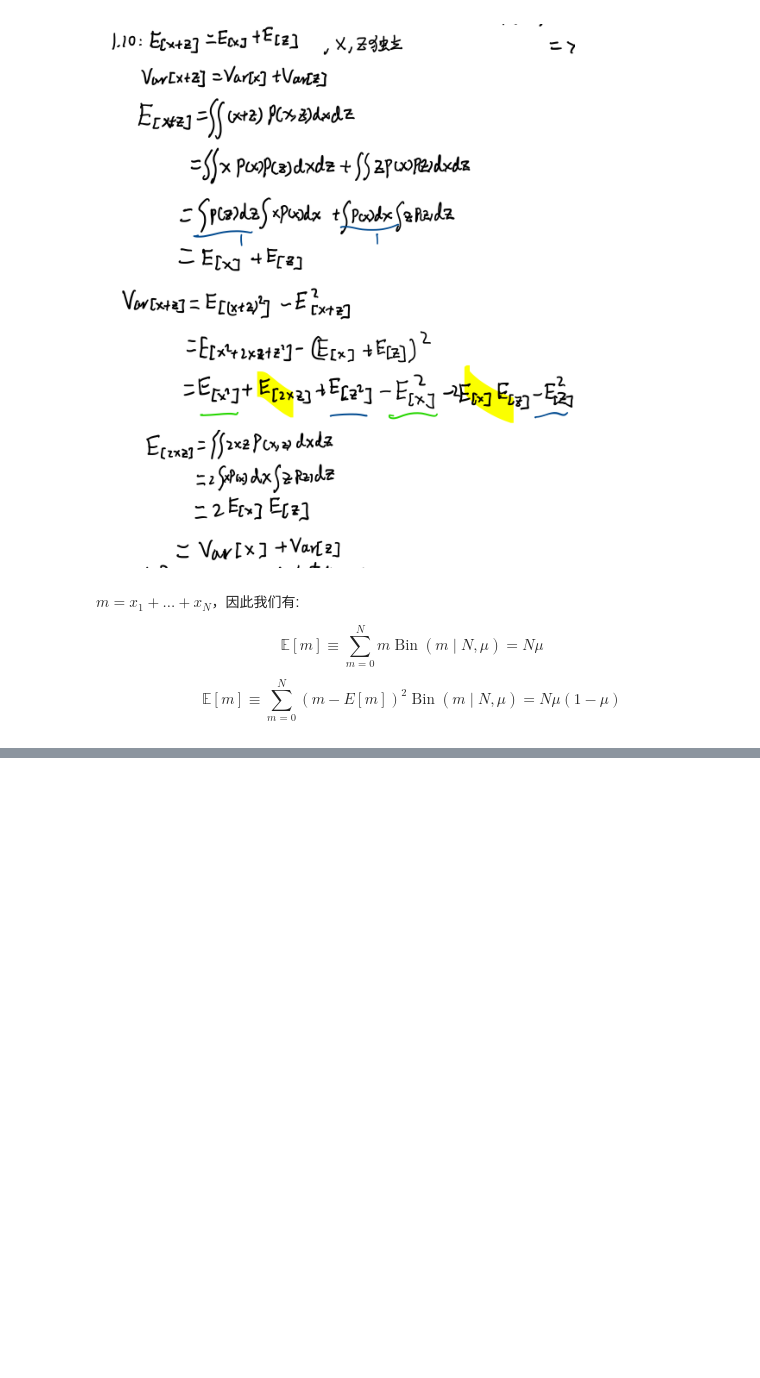
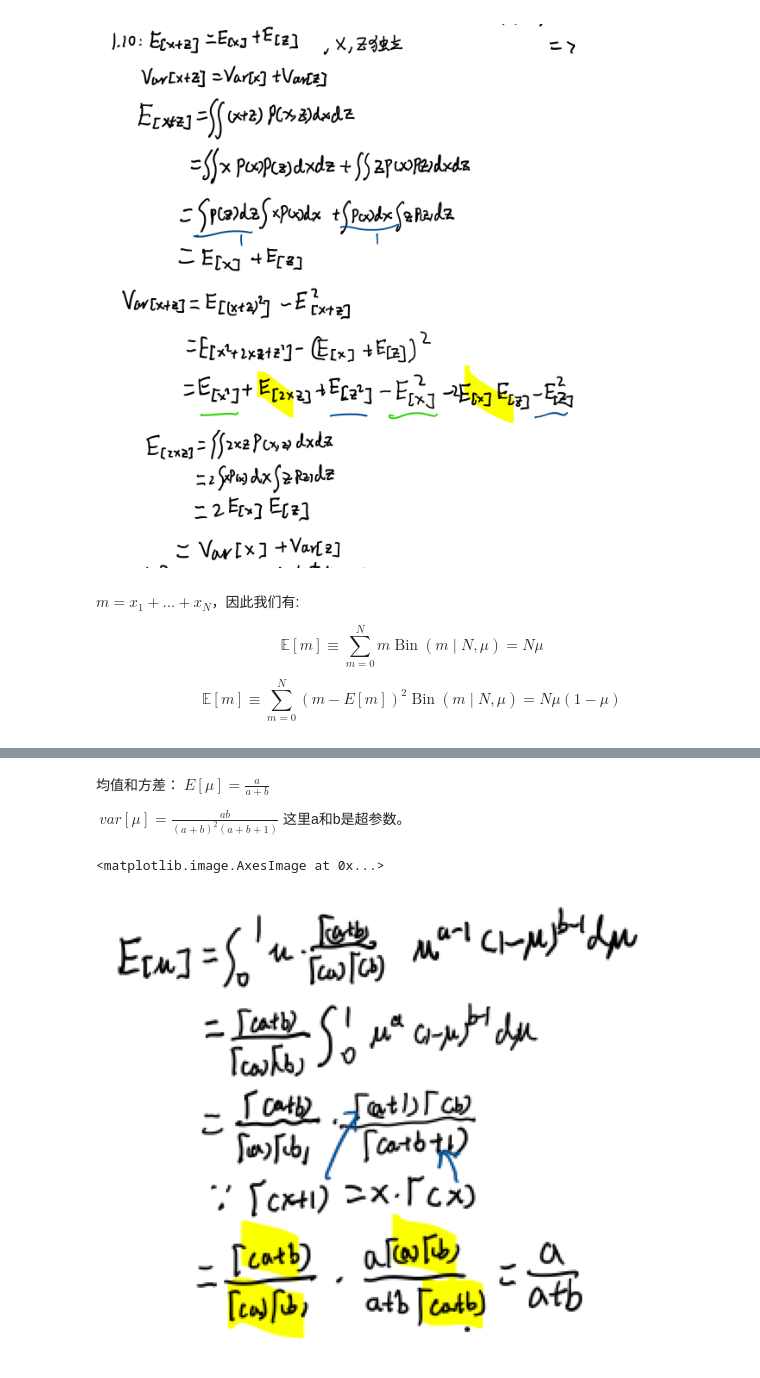
Before and after one commit to jiangyiqun233/PRML_learning, a Jupyter notebook: PRML_formula/2.概率分布.ipynb, the cells around one changed output, grey strips where cells are left out. Drawn from its saved outputs; the diff is of its cells as text; code cells hidden in the pictures; blank space fills up the shorter version.

```diff
--- a/PRML_formula/2.概率分布.ipynb
+++ b/PRML_formula/2.概率分布.ipynb
@@ -143,0 +184,15 @@ $$
+# %% [markdown]
+均值和方差：
+$E[\mu]= \frac{a}{a + b} \tag{2.15}$
+
+$\ var[\mu] =\frac{ab}{(a+b)^2(a+b+1)} \tag{2.16}$
+这里a和b是超参数。
+# %%
+# 均值
+fig, ax = plt.subplots(figsize=(10, 10))
+d = plt.imread('./graph/2.1.1均值.png')
+plt.axis('off')
+ax.imshow(d)
+# %% [output]
+<matplotlib.image.AxesImage at 0x...>
+[figure, added]
```
Also changed, not shown: parts of 13 cells of this notebook, 8 other files.
